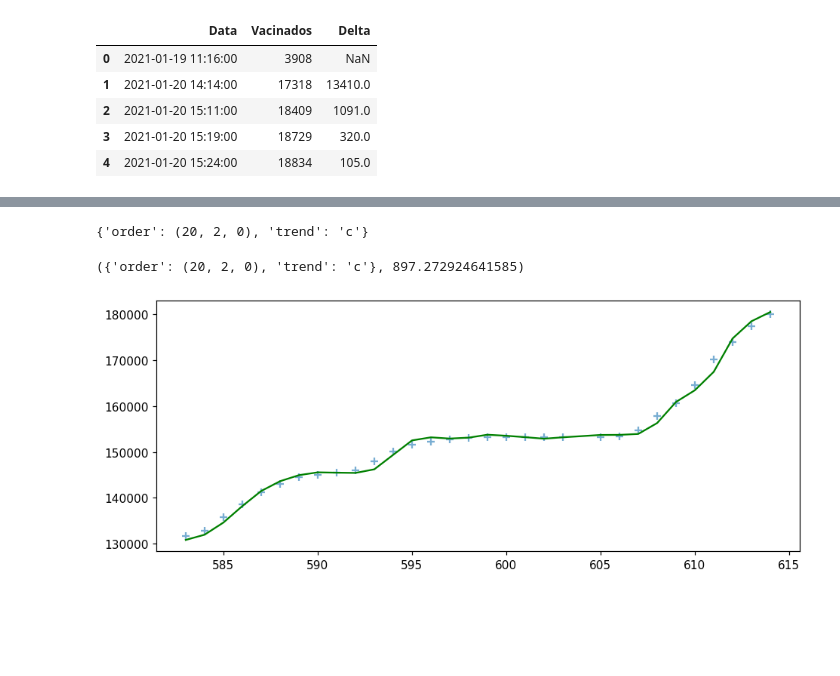
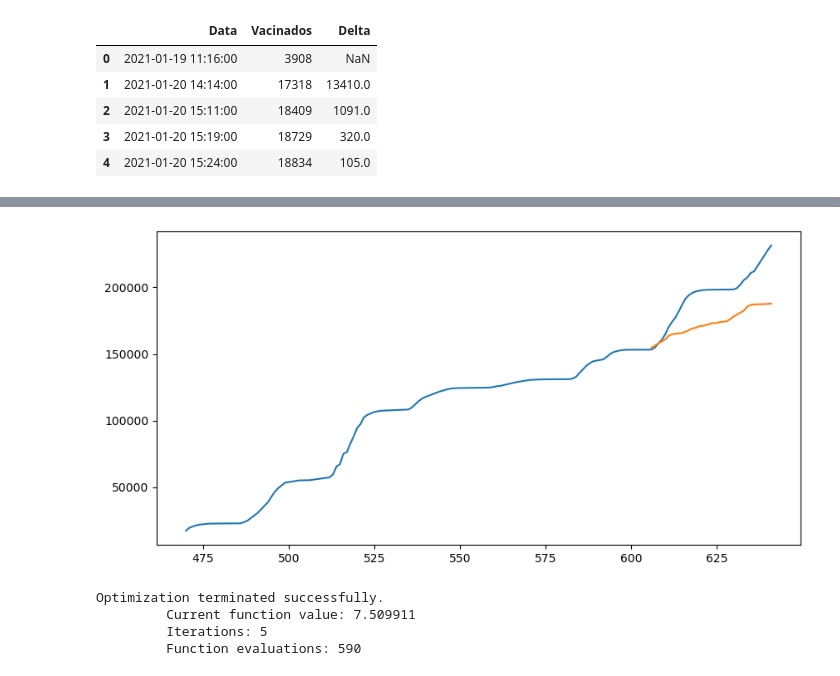
Before and after one commit to victorgcapone/vacinometro, a Jupyter notebook: notebooks/Analise Arima.ipynb, the cells around one changed output, grey strips where cells are left out. Cells and saved outputs as stored; diff of their text form; code cells hidden in the pictures; blank space fills up the shorter version.

Commit message:
Mudando arima para sarima

```diff
--- a/notebooks/Analise Arima.ipynb
+++ b/notebooks/Analise Arima.ipynb
@@ -41,6 +22,0 @@ data.sample(10)
-# %%
-# Vamos remover todas as entradas cuja a diferença
-# da anterior (coluna delta) estiver acima de 3 desvios padrões da média (pelo mesmo motivo)
-std = data.Delta.std()
-mean = data.Delta.mean()
-data = data.drop(data.query("Delta > @mean+2.5*@std").index)
@@ -97,0 +72,20 @@ max    17302.312247
+# %%
+opt_param = {'method': 'powell', 'maxiter':150}
+
+def train_score_sarima(order, seasonal_order, train, test):
+    model = SARIMAX(train, order=order, seasonal_order=seasonal_order)
+    fit  = model.fit(**opt_param)
+    predictions = fit.forecast(len(test))
+    return mean_absolute_error(test, predictions)
+
+def search_seasonal_period(order, P, Q, D, train, test, periods):
+    best_score = None
+    best_m = None
+    for m in periods:
+        score = train_score_sarima(order, (P,Q,D,m), train, test)
+        if best_score is None or score < best_score:
+            best_m, best_score = m, score
+    return best_m, best_score
+# %%
+best_m, best_score = search_seasonal_period(order, 1,1,1, list(train), list(test), range(16,30))
+best_m, best_score
@@ -97,0 +150,7 @@ max    17302.312247
+# %%
+# Analise usadno modelo Sarimax
+# 6 lags pelo gráfico de ACF, 1 diferença nos deixou estacionários
+order=(6,1,1)
+season_order=(1, 1, 1, best_m)
+model =SARIMAX(list(train), order=order, seasonal_order=season_order)
+model_fit = model.fit(**opt_param)
@@ -157,26 +191,21 @@ def arima_grid_search(train, test, grid, score=mean_squared_error):
-# %%
-grid = [
-    #{'order': (5,1,0), 'trend': 'c'},
-    #{'order': (10,1,0), 'trend': 'c'},
-    #{'order': (15,1,0), 'trend': 'c'},
-    #{'order': (20,1,0), 'trend': 'c'},
-    #{'order': (5,2,0), 'trend': 'c'},
-    #{'order': (10,2,0), 'trend': 'c'},
-    #{'order': (15,2,0), 'trend': 'c'},
-    {'order': (20,2,0), 'trend': 'c'}
-]
-
-best_params, best_score, predictions = arima_grid_search(train, test, grid)
-# %% [output]
-{'order': (20, 2, 0), 'trend': 'c'}
-# %%
-best_params, best_score**(1/2)
-# %% [output]
-({'order': (20, 2, 0), 'trend': 'c'}, 897.272924641585)
 # %%
-fig, ax = plt.subplots(figsize = (10,4), dpi=110, sharey=True)
+predictions = model_fit.forecast(len(test))
+fig, ax = plt.subplots(figsize=(10,5), dpi=100)
 
-ax.scatter(test.index, test, alpha=0.6, marker='+')
-ax.plot(test.index,predictions, color='green');
+ax.plot(vacinados_hora.index, vacinados_hora)
+ax.plot(test.index, predictions);
 # %% [output]
-[figure, old version]
+[figure, new version]
+# %%
+# Analise usadno modelo Sarimax
+# 6 lags pelo gráfico de ACF, 1 diferença nos deixou estacionários
+full_data = wrangle_data(data)
+order=(6,1,1)
+season_order=(1, 1, 1, best_m)
+model =SARIMAX(list(full_data), order=order, seasonal_order=season_order)
+model_fit = model.fit(**opt_param)
+# %% [output]
+Optimization terminated successfully.
+         Current function value: 7.509911
+         Iterations: 5
+         Function evaluations: 590
```
Also changed, not shown: parts of 15 cells of this notebook, 1 other file.
